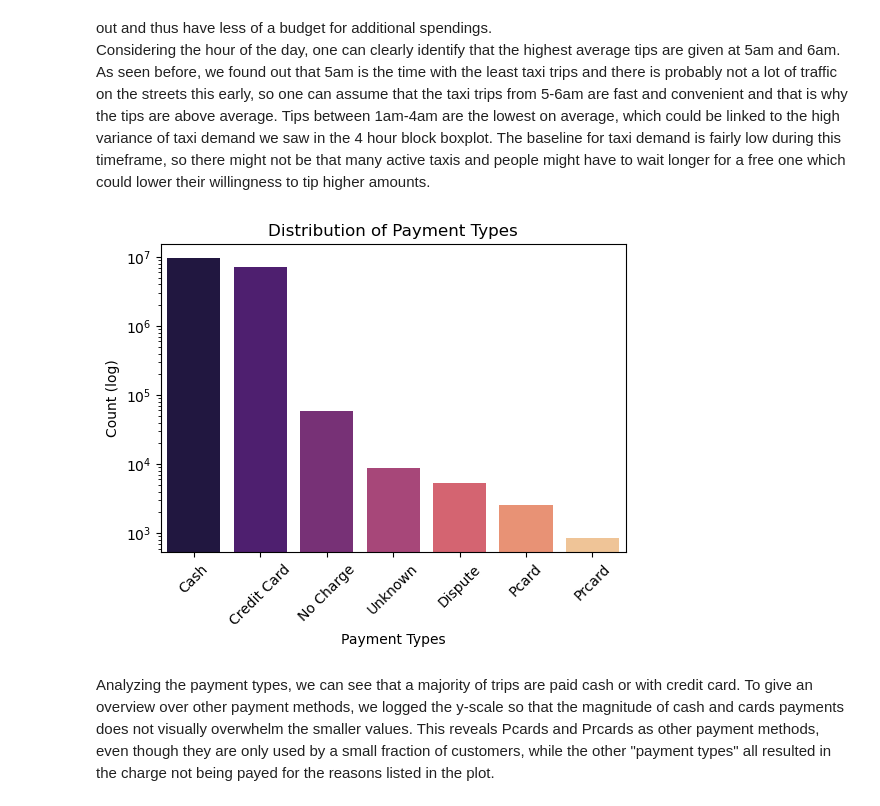
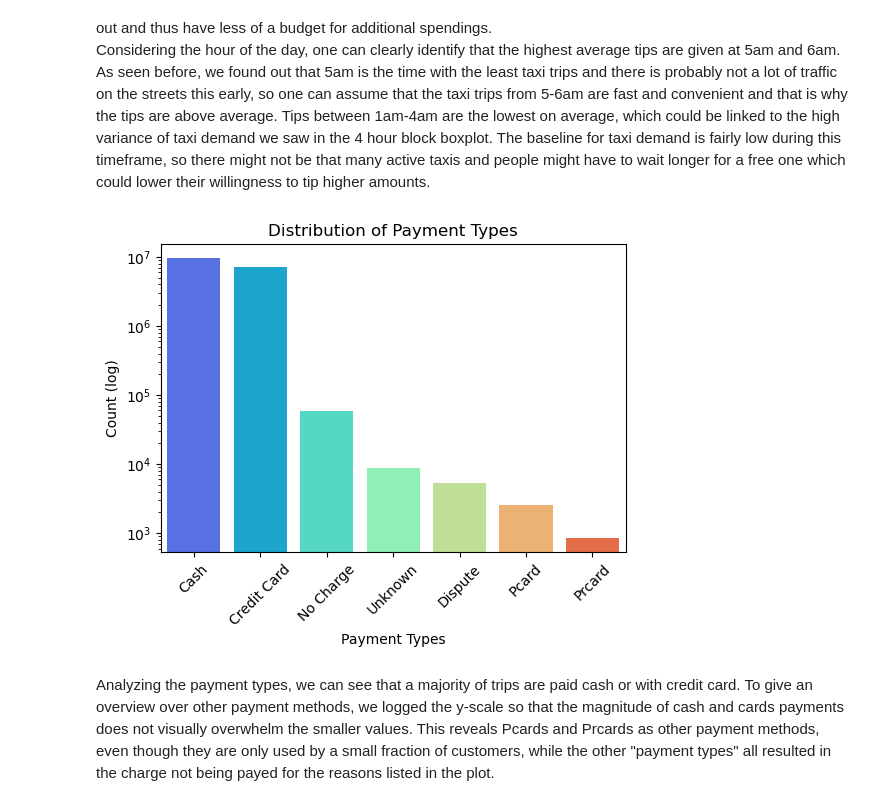
Before and after one commit to Jerematix/aaa, a Jupyter notebook: notebooks/2_descriptive_analysis/02_temporal_demand_patterns_and_price_analysis.ipynb, the cells around one changed output. Drawn from its saved outputs; the diff is of its cells as text; code cells hidden in the pictures.

```diff
--- a/notebooks/2_descriptive_analysis/02_temporal_demand_patterns_and_price_analysis.ipynb
+++ b/notebooks/2_descriptive_analysis/02_temporal_demand_patterns_and_price_analysis.ipynb
@@ -268,16 +269,16 @@ Considering the hour of the day, one can clearly identify that the highest avera
 # %%
 payment_counts = trips_df["payment_type"].value_counts()
 
 plt.figure(figsize=(6, 4))
-sns.barplot(x=payment_counts.index, y=payment_counts.values, palette="magma")
+sns.barplot(x=payment_counts.index, y=payment_counts.values, palette="rainbow")
 plt.title('Distribution of Payment Types')
 plt.xlabel('Payment Types')
 plt.ylabel('Count (log)')
 plt.xticks(rotation=45)
 plt.yscale('log')
 plt.show()
 # %% [output]
-[figure, old version]
+[figure, new version]
 # %% [markdown]
 Analyzing the payment types, we can see that a majority of trips are paid cash or with credit card. To give an overview over other payment methods, we logged the y-scale so that the magnitude of cash and cards payments does not visually overwhelm the smaller values. This reveals Pcards and Prcards as other payment methods, even though they are only used by a small fraction of customers, while the other "payment types" all resulted in the charge not being payed for the reasons listed in the plot.
 # %%
```
Also changed, not shown: parts of 8 cells of this notebook.
